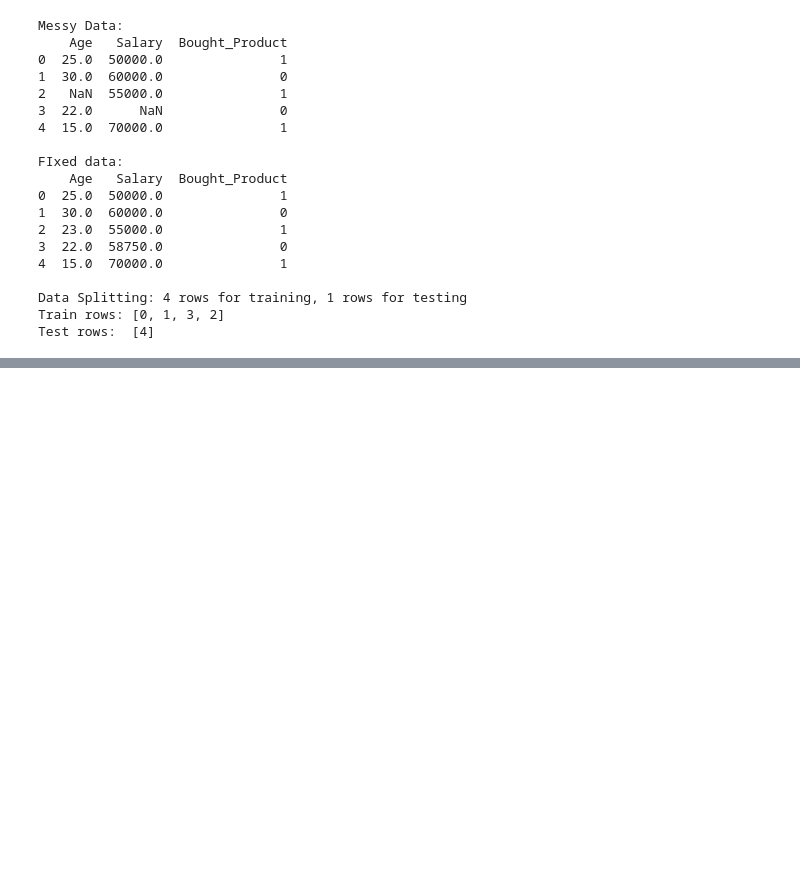
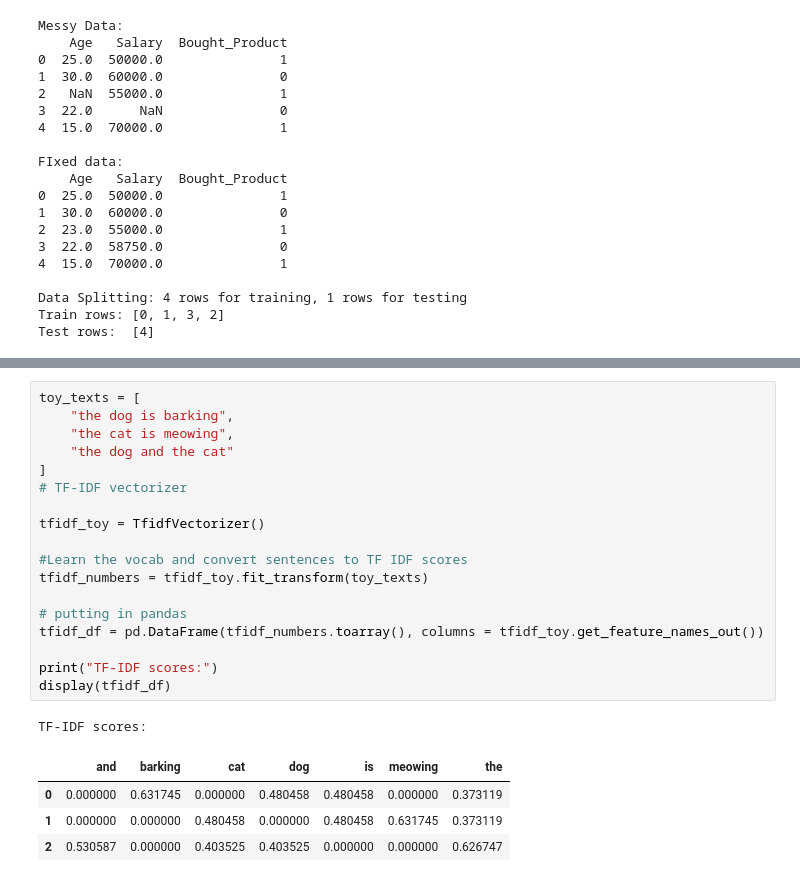
Before and after one commit to trinabhchaudhuri/ml_practice, a Jupyter notebook: day1/ml_practice.ipynb, the cells around one changed output, grey strips where cells are left out. Cells and saved outputs as stored; diff of their text form; blank space fills up the shorter version.

```diff
--- a/day1/ml_practice.ipynb
+++ b/day1/ml_practice.ipynb
@@ -99,0 +145,24 @@ Test rows:  [4]
+# %%
+toy_texts = [
+    "the dog is barking",
+    "the cat is meowing",
+    "the dog and the cat"
+]
+# TF-IDF vectorizer
+
+tfidf_toy = TfidfVectorizer()
+
+#Learn the vocab and convert sentences to TF IDF scores
+tfidf_numbers = tfidf_toy.fit_transform(toy_texts)
+
+# putting in pandas
+tfidf_df = pd.DataFrame(tfidf_numbers.toarray(), columns = tfidf_toy.get_feature_names_out())
+
+print("TF-IDF scores:")
+display(tfidf_df)
+# %% [output]
+TF-IDF scores:
+|  | and | barking | cat | dog | is | meowing | the |
+| 0 | 0.000000 | 0.631745 | 0.000000 | 0.480458 | 0.480458 | 0.000000 | 0.373119 |
+| 1 | 0.000000 | 0.000000 | 0.480458 | 0.000000 | 0.480458 | 0.631745 | 0.373119 |
+| 2 | 0.530587 | 0.000000 | 0.403525 | 0.403525 | 0.000000 | 0.000000 | 0.626747 |
```
Also changed, not shown: parts of 9 cells of this notebook.
